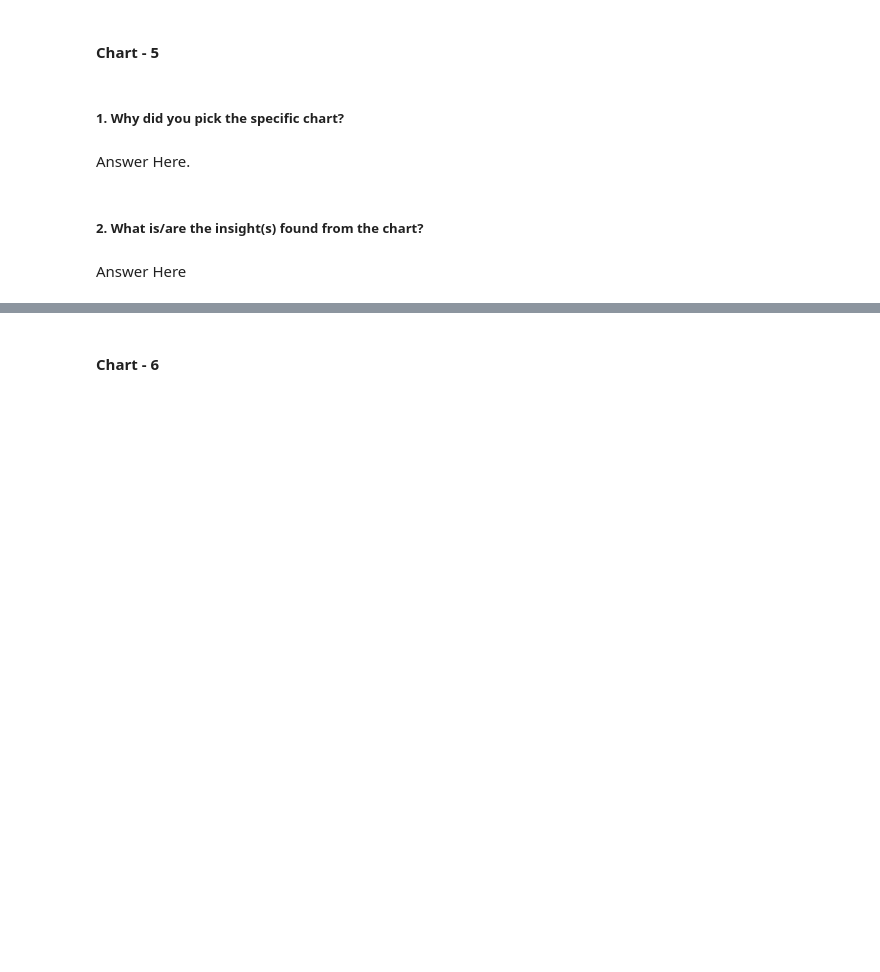
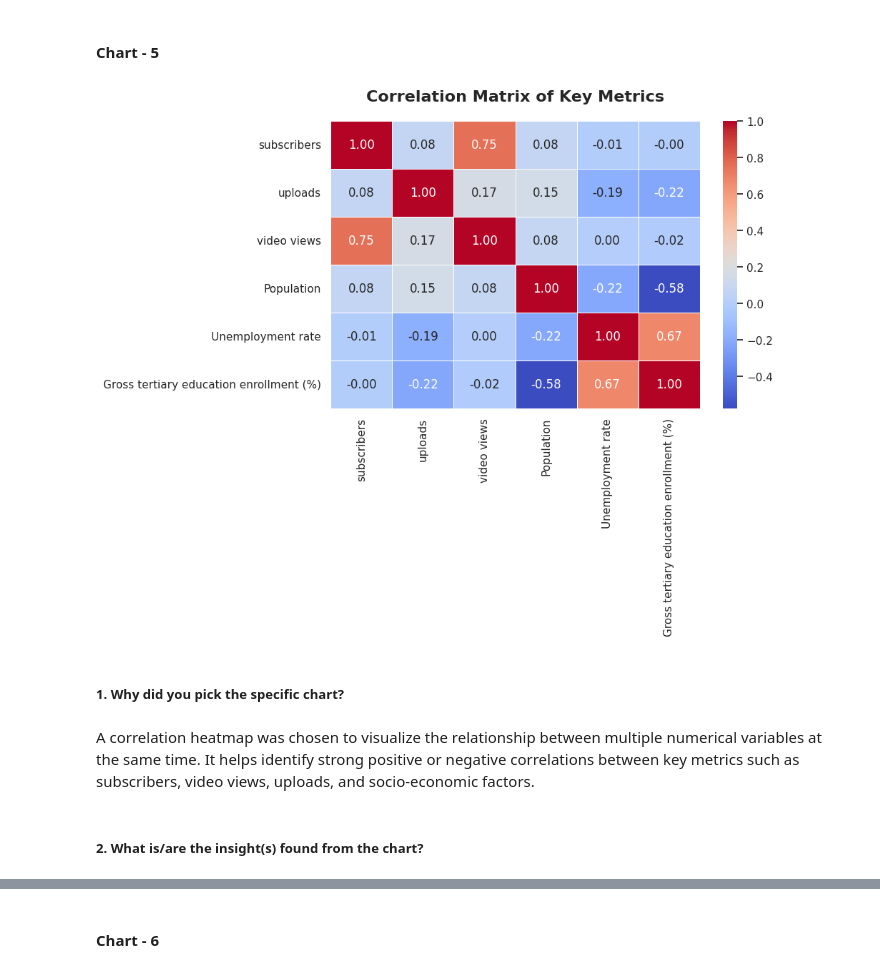
Before and after one commit to Sneha8126/Sneha-EDA-Submission-Template, a Jupyter notebook: Sneha_EDA_Submission_Template.ipynb, the cells around one changed output, grey strips where cells are left out. Saved outputs shown, nothing was run; the diff lists cells and outputs as text; code cells hidden in the pictures; blank space fills up the shorter version.

Commit message:
Add correlation heatmap with insights and business impact analysis

```diff
--- a/Sneha_EDA_Submission_Template.ipynb
+++ b/Sneha_EDA_Submission_Template.ipynb
@@ -608,8 +606,28 @@ No. This chart only shows the distribution of channels across different categori
+# %%
+# Chart - 5 visualization code
+# Select only the relevant numeric columns for correlation
+cols = ['subscribers', 'uploads', 'video views', 'Population', 'Unemployment rate', 'Gross tertiary education enrollment (%)']
+correlation_matrix = df[cols].corr()
+
+# Set up the figure size
+plt.figure(figsize=(10, 8))
+
+# Draw the heatmap
+# 'annot=True' values dikhane ke liye hai
+# 'cmap=coolwarm' blue-to-red gradient ke liye hai
+sns.heatmap(correlation_matrix, annot=True, cmap='coolwarm', fmt=".2f", linewidths=0.5)
+
+# Styling
+plt.title('Correlation Matrix of Key Metrics', fontsize=16, fontweight='bold', pad=20)
+plt.tight_layout()
+
+# Display the chart
+plt.show()
+# %% [output]
+[figure, added]
 # %% [markdown]
 ##### 1. Why did you pick the specific chart?
-# %% [markdown]
-Answer Here.
+# %% [markdown]
+A correlation heatmap was chosen to visualize the relationship between multiple numerical variables at the same time. It helps identify strong positive or negative correlations between key metrics such as subscribers, video views, uploads, and socio-economic factors.
 # %% [markdown]
 ##### 2. What is/are the insight(s) found from the chart?
-# %% [markdown]
-Answer Here
```
Also changed, not shown: parts of 6 cells of this notebook.
